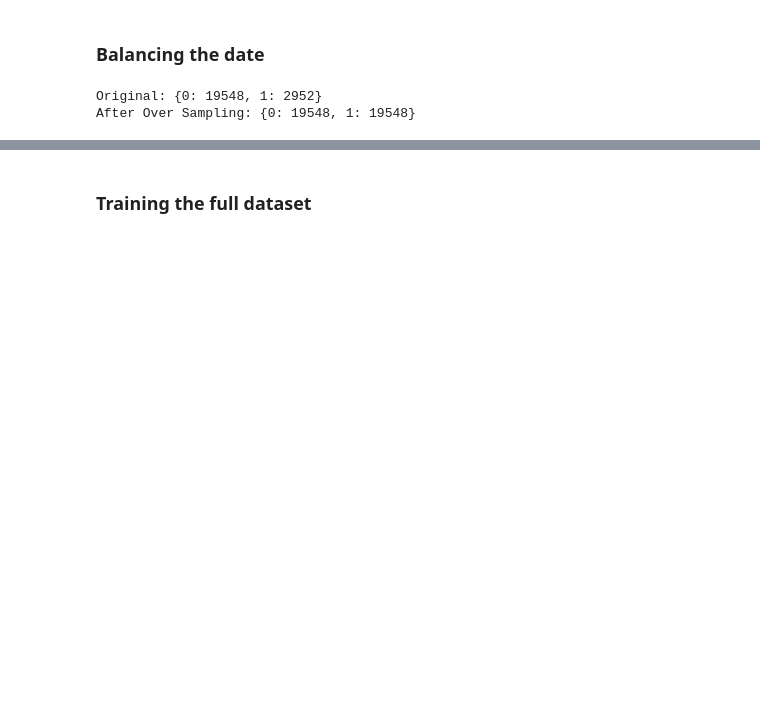
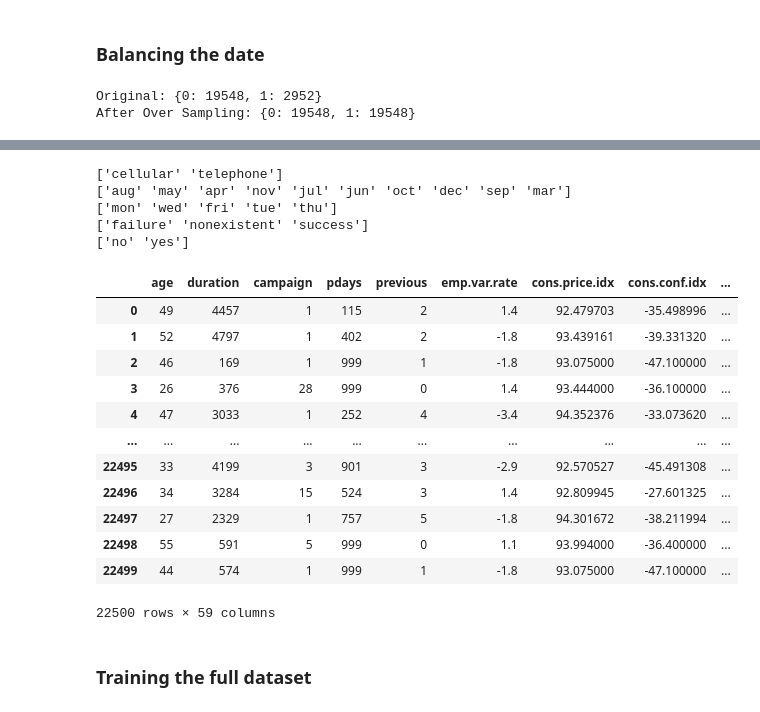
Before and after one commit to yash-meshram/Bank-Direct-Marketing, a Jupyter notebook: Bank Direct Marketing.ipynb, the cells around one changed output, grey strips where cells are left out. Cells and saved outputs as stored; diff of their text form; code cells hidden in the pictures; blank space fills up the shorter version.

```diff
--- a/Bank Direct Marketing.ipynb
+++ b/Bank Direct Marketing.ipynb
@@ -364,0 +419,22 @@ Mean F1 Score: 0.6883836914540497
+# %%
+print("All Obj column:")
+print(df.select_dtypes('O').columns.to_list())
+
+obj_column_with_unknown = []
+obj_column_with_no_unknown = []
+
+for i in df.select_dtypes('O').columns.to_list():
+    for j in df[i].unique():
+        if j == 'unknown':
+            obj_column_with_unknown.append(i)
+
+for i in df.select_dtypes('O').columns.to_list():
+    if i not in obj_column_with_unknown:
+        obj_column_with_no_unknown.append(i)
+obj_column_with_no_unknown.remove('subscribe')
+
+print("\nObj column with unknown:")
+print(obj_column_with_unknown)
+
+print("\nObj column with no unknown:")
+print(obj_column_with_no_unknown)
@@ -365,2 +450,32 @@ Mean F1 Score: 0.6883836914540497
+# %%
+for i in obj_column_with_no_unknown:
+    print(df[i].unique())
+# %% [output]
+['cellular' 'telephone']
+['aug' 'may' 'apr' 'nov' 'jul' 'jun' 'oct' 'dec' 'sep' 'mar']
+['mon' 'wed' 'fri' 'tue' 'thu']
+['failure' 'nonexistent' 'success']
+['no' 'yes']
+# %%
+unknown_column = []
+for i in obj_column_with_unknown:
+    unknown_column.append(i+'_unknown')
+
+df_one_hot_encoded.drop(unknown_column, axis='columns', inplace = True)
+df_one_hot_encoded
+# %% [output]
+|  | age | duration | campaign | pdays | previous | emp.var.rate | cons.price.idx | cons.conf.idx | ... |
+| 0 | 49 | 4457 | 1 | 115 | 2 | 1.4 | 92.479703 | -35.498996 | ... |
+| 1 | 52 | 4797 | 1 | 402 | 2 | -1.8 | 93.439161 | -39.331320 | ... |
+| 2 | 46 | 169 | 1 | 999 | 1 | -1.8 | 93.075000 | -47.100000 | ... |
+| 3 | 26 | 376 | 28 | 999 | 0 | 1.4 | 93.444000 | -36.100000 | ... |
+| 4 | 47 | 3033 | 1 | 252 | 4 | -3.4 | 94.352376 | -33.073620 | ... |
+| ... | ... | ... | ... | ... | ... | ... | ... | ... | ... |
+| 22495 | 33 | 4199 | 3 | 901 | 3 | -2.9 | 92.570527 | -45.491308 | ... |
+| 22496 | 34 | 3284 | 15 | 524 | 3 | 1.4 | 92.809945 | -27.601325 | ... |
+| 22497 | 27 | 2329 | 1 | 757 | 5 | -1.8 | 94.301672 | -38.211994 | ... |
+| 22498 | 55 | 591 | 5 | 999 | 0 | 1.1 | 93.994000 | -36.400000 | ... |
+| 22499 | 44 | 574 | 1 | 999 | 1 | -1.8 | 93.075000 | -47.100000 | ... |
+22500 rows × 59 columns
 # %% [markdown]
 ### Training the full dataset
```
Also changed, not shown: parts of 27 cells of this notebook, 6 other files.
